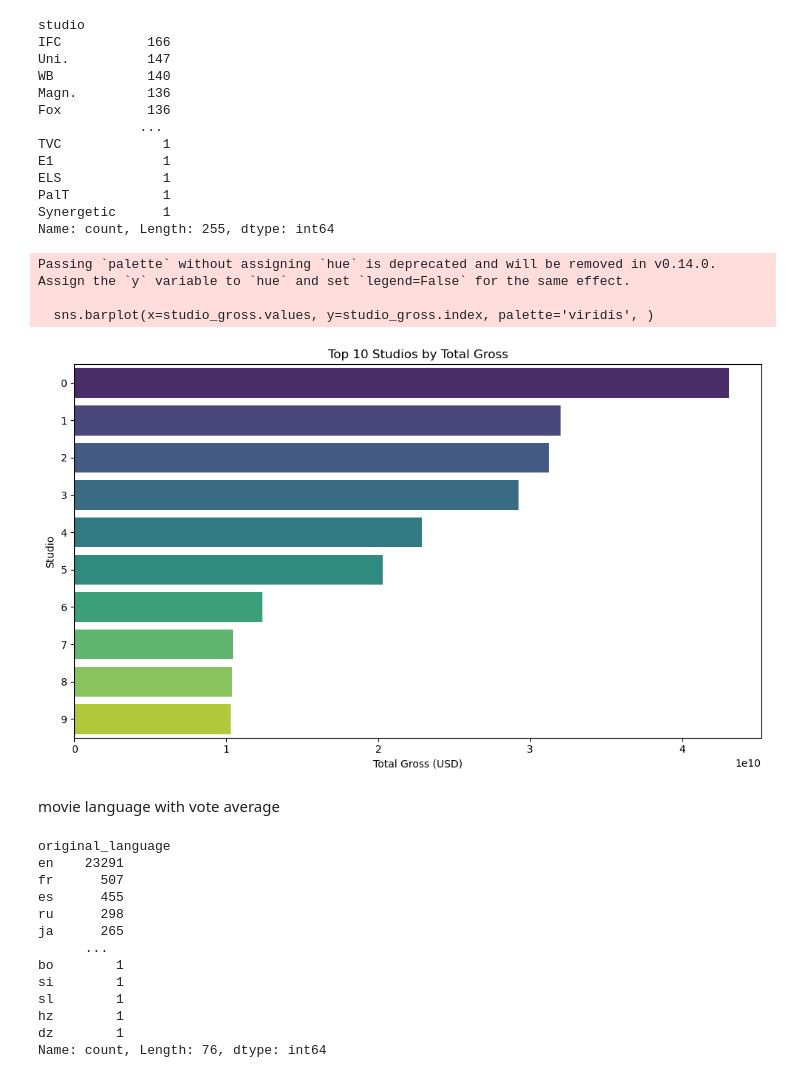
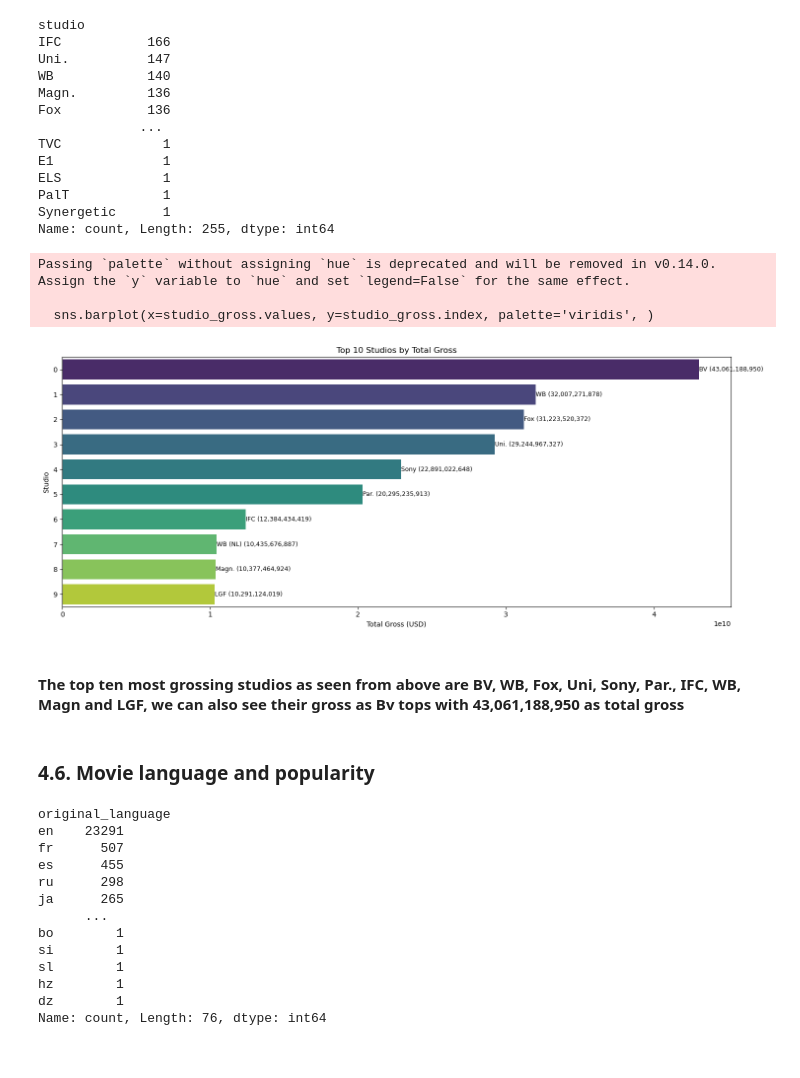
Before and after one commit to felix-musau/phase_2_project, a Jupyter notebook: index.ipynb, the cells around one changed output. Cells and saved outputs as stored; diff of their text form; code cells hidden in the pictures.

```diff
--- a/index.ipynb
+++ b/index.ipynb
@@ -468,24 +508,31 @@ PalT            1
 Synergetic      1
 Name: count, Length: 255, dtype: int64
 # %%
+#Group the data first, by studio and calculate the total gross per category
 studio_gross = bom_df.groupby('studio')['Total_gross'].sum().sort_values(ascending=False).head(10)
-
-plt.figure(figsize=(10,6))
+#Plot the visualization
+plt.figure(figsize=(15,6))
 sns.barplot(x=studio_gross.values, y=studio_gross.index, palette='viridis', )
 plt.gca().yaxis.set_major_formatter(ticker.ScalarFormatter(useMathText=True))
 plt.ticklabel_format(style='plain', axis='y')
+# Ensure that it displays the names
+for i, (value, name) in enumerate(zip(studio_gross.values, studio_gross.index)):
+    plt.text(value + 1e6, i, f'{name} ({value:,.0f})', va='center', fontsize=9)
+
 plt.title("Top 10 Studios by Total Gross")
 plt.xlabel("Total Gross (USD)")
 plt.ylabel("Studio")
 plt.tight_layout()
 plt.show()
 # %% [output]
 Passing `palette` without assigning `hue` is deprecated and will be removed in v0.14.0. Assign the `y` variable to `hue` and set `legend=False` for the same effect.
 
   sns.barplot(x=studio_gross.values, y=studio_gross.index, palette='viridis', )
-[figure, old version]
+[figure, new version]
+# %% [markdown]
+#### The top ten most grossing studios as seen from above are BV, WB, Fox, Uni, Sony, Par., IFC, WB, Magn and LGF, we can also see their gross as Bv tops with 43,061,188,950 as total gross
 # %% [markdown]
-movie language with vote average
+### 4.6. Movie language and popularity
 # %%
 TMDB['original_language'].value_counts()
 # %% [output]
```
Also changed, not shown: parts of 39 cells of this notebook.
